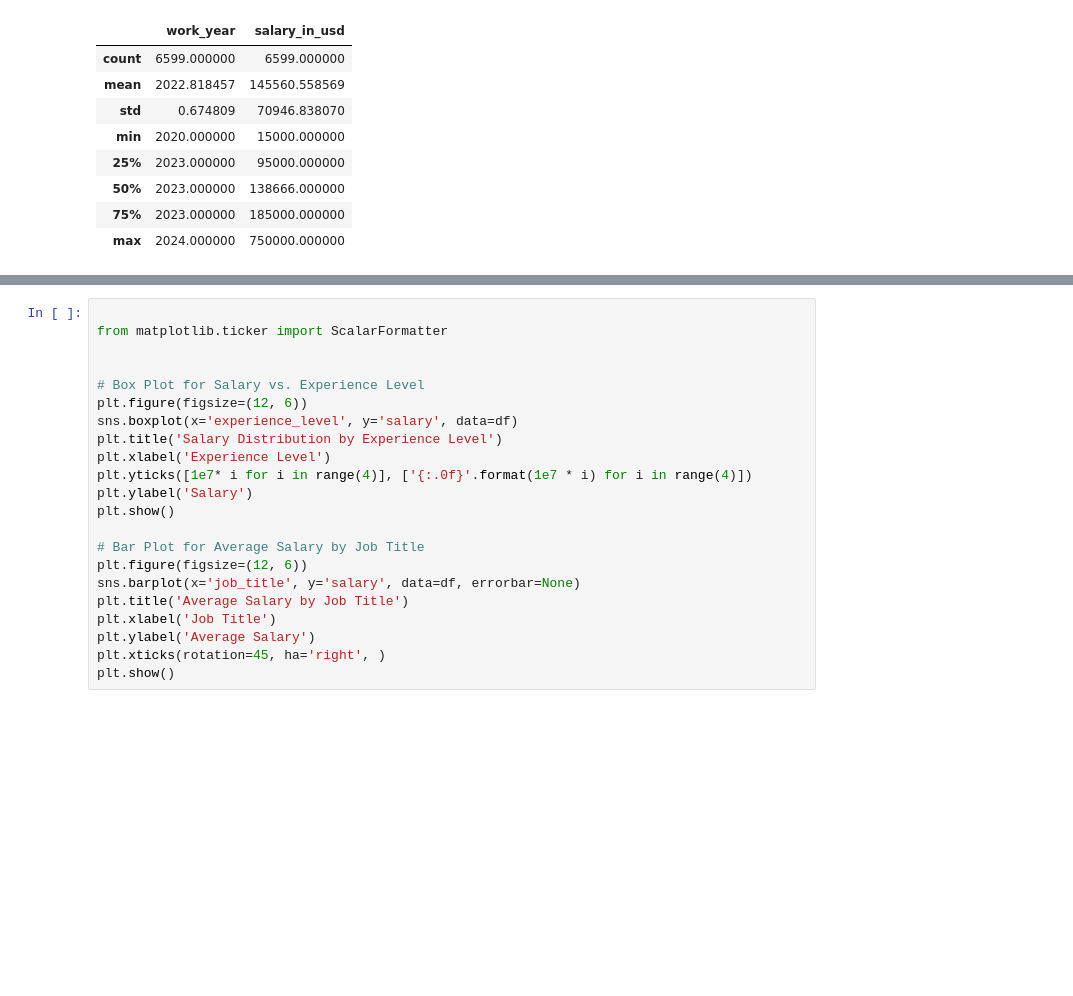
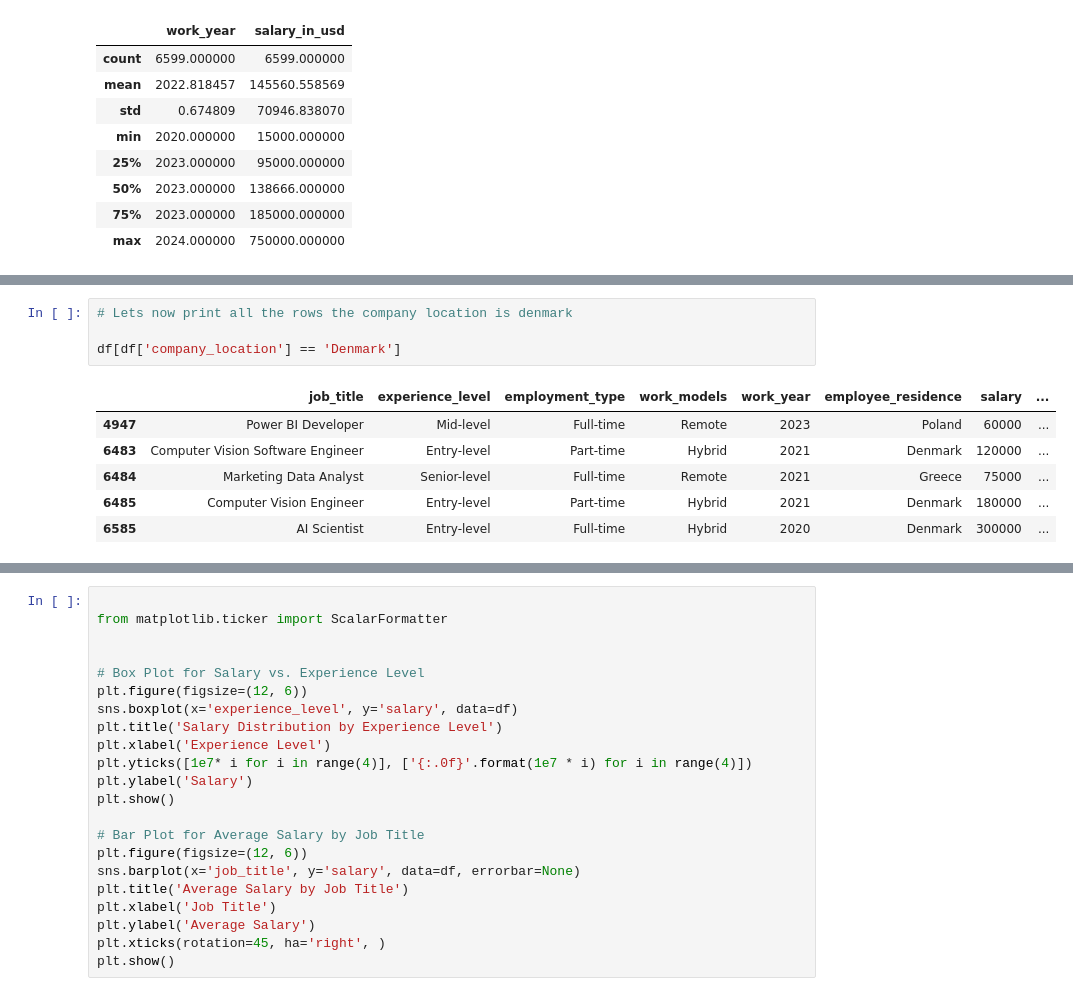
Before and after one commit to Peter537/Dat4-BI-Exam, a Jupyter notebook: main.ipynb, the cells around one changed output, grey strips where cells are left out. Saved outputs shown, nothing was run; the diff lists cells and outputs as text; blank space fills up the shorter version.

```diff
--- a/main.ipynb
+++ b/main.ipynb
@@ -133,0 +158,11 @@ df[['work_year', 'salary_in_usd']].describe() # måske fjern ?
+# %%
+# Lets now print all the rows the company location is denmark
+
+df[df['company_location'] == 'Denmark']
+# %% [output]
+|  | job_title | experience_level | employment_type | work_models | work_year | employee_residence | salary | ... |
+| 4947 | Power BI Developer | Mid-level | Full-time | Remote | 2023 | Poland | 60000 | ... |
+| 6483 | Computer Vision Software Engineer | Entry-level | Part-time | Hybrid | 2021 | Denmark | 120000 | ... |
+| 6484 | Marketing Data Analyst | Senior-level | Full-time | Remote | 2021 | Greece | 75000 | ... |
+| 6485 | Computer Vision Engineer | Entry-level | Part-time | Hybrid | 2021 | Denmark | 180000 | ... |
+| 6585 | AI Scientist | Entry-level | Full-time | Hybrid | 2020 | Denmark | 300000 | ... |
```
Also changed, not shown: parts of 20 cells of this notebook, 1 other file.
